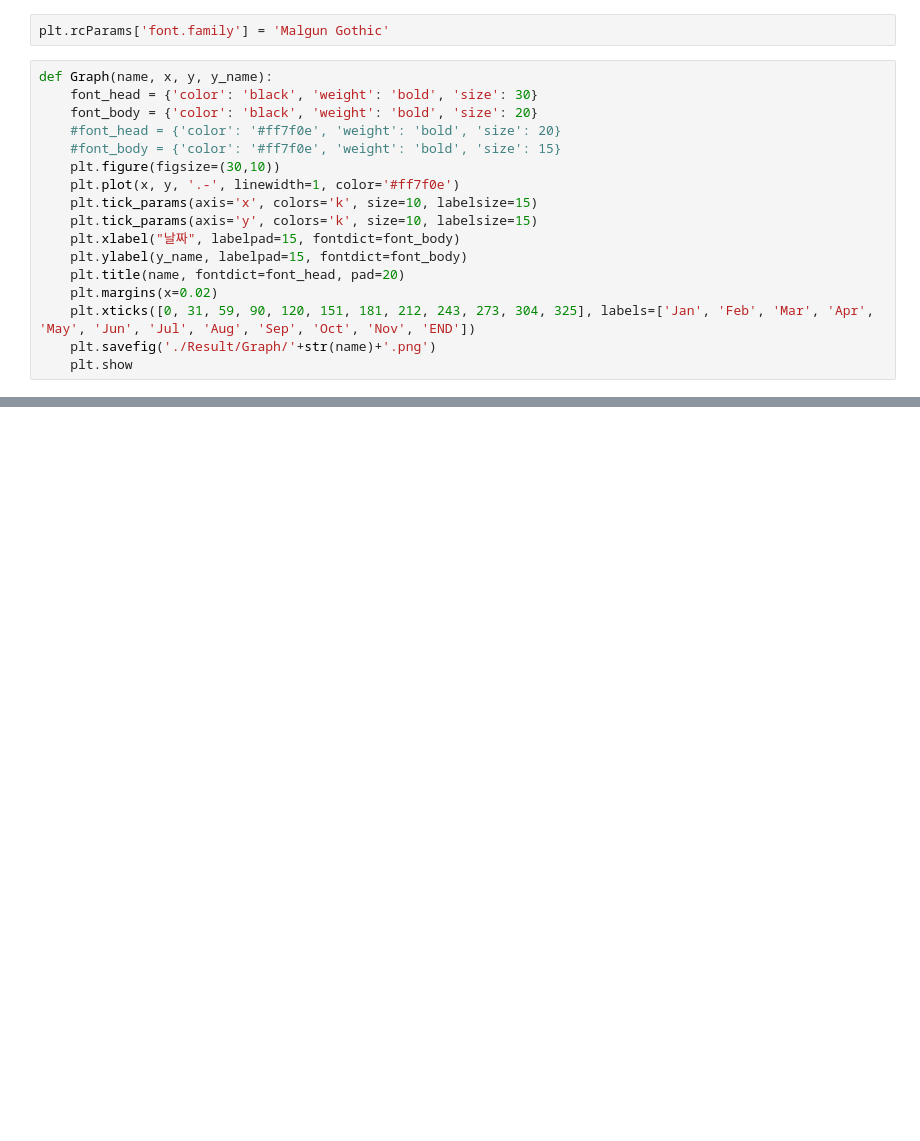
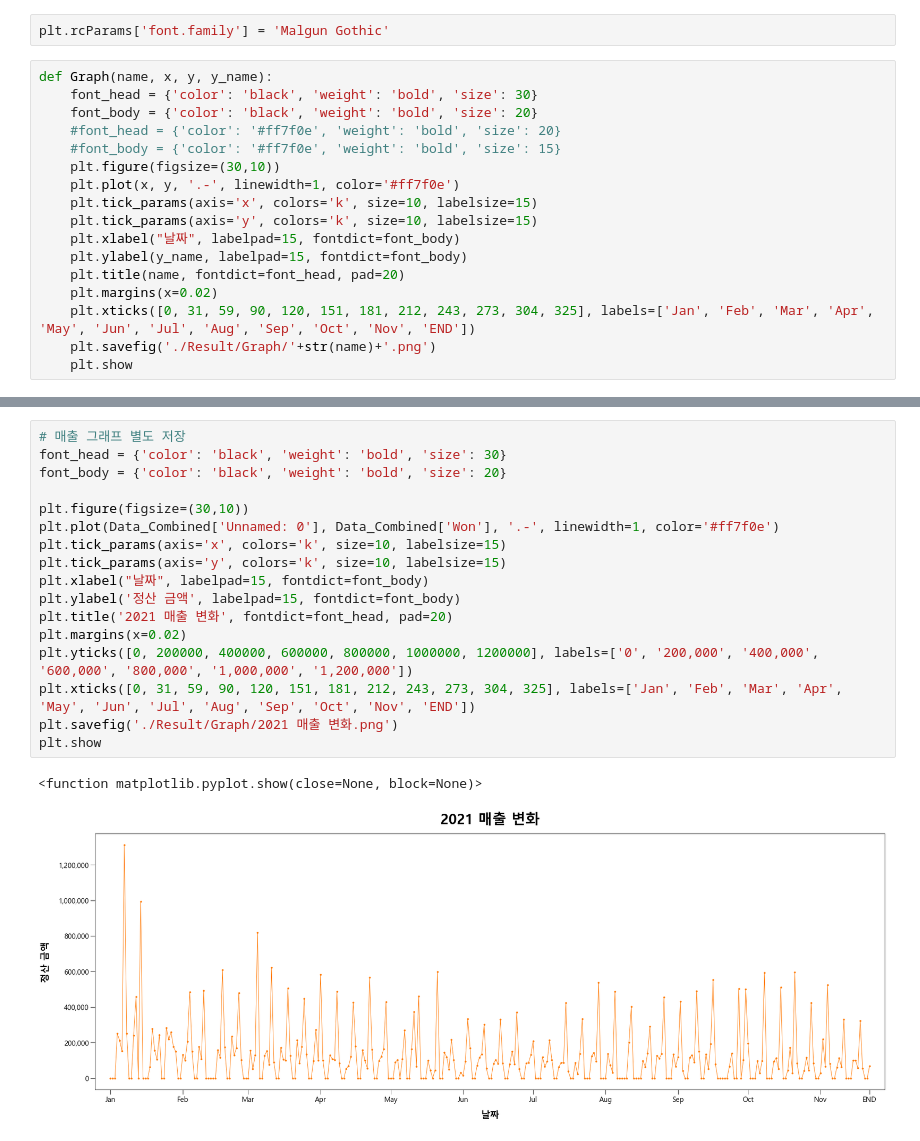
Before and after one commit to Chromatic-Hwi/Covid_Sales_Prediction, a Jupyter notebook: Covid_Sales_Data_Ver.3.0.ipynb, the cells around one changed output, grey strips where cells are left out. Cells and saved outputs as stored; diff of their text form; blank space fills up the shorter version.

```diff
--- a/Covid_Sales_Data_Ver.3.0.ipynb
+++ b/Covid_Sales_Data_Ver.3.0.ipynb
@@ -333,2 +333,22 @@ for n in range(6):
 [figure]
 [figure]
+# %%
+# 매출 그래프 별도 저장
+font_head = {'color': 'black', 'weight': 'bold', 'size': 30}
+font_body = {'color': 'black', 'weight': 'bold', 'size': 20}
+
+plt.figure(figsize=(30,10))
+plt.plot(Data_Combined['Unnamed: 0'], Data_Combined['Won'], '.-', linewidth=1, color='#ff7f0e')
+plt.tick_params(axis='x', colors='k', size=10, labelsize=15)
+plt.tick_params(axis='y', colors='k', size=10, labelsize=15)
+plt.xlabel("날짜", labelpad=15, fontdict=font_body)
+plt.ylabel('정산 금액', labelpad=15, fontdict=font_body)
+plt.title('2021 매출 변화', fontdict=font_head, pad=20)
+plt.margins(x=0.02)
+plt.yticks([0, 200000, 400000, 600000, 800000, 1000000, 1200000], labels=['0', '200,000', '400,000', '600,000', '800,000', '1,000,000', '1,200,000'])
+plt.xticks([0, 31, 59, 90, 120, 151, 181, 212, 243, 273, 304, 325], labels=['Jan', 'Feb', 'Mar', 'Apr', 'May', 'Jun', 'Jul', 'Aug', 'Sep', 'Oct', 'Nov', 'END'])
+plt.savefig('./Result/Graph/2021 매출 변화.png')
+plt.show
+# %% [output]
+<function matplotlib.pyplot.show(close=None, block=None)>
+[figure, added]
```
Also changed, not shown: parts of 1 cell of this notebook, 24 other files.
